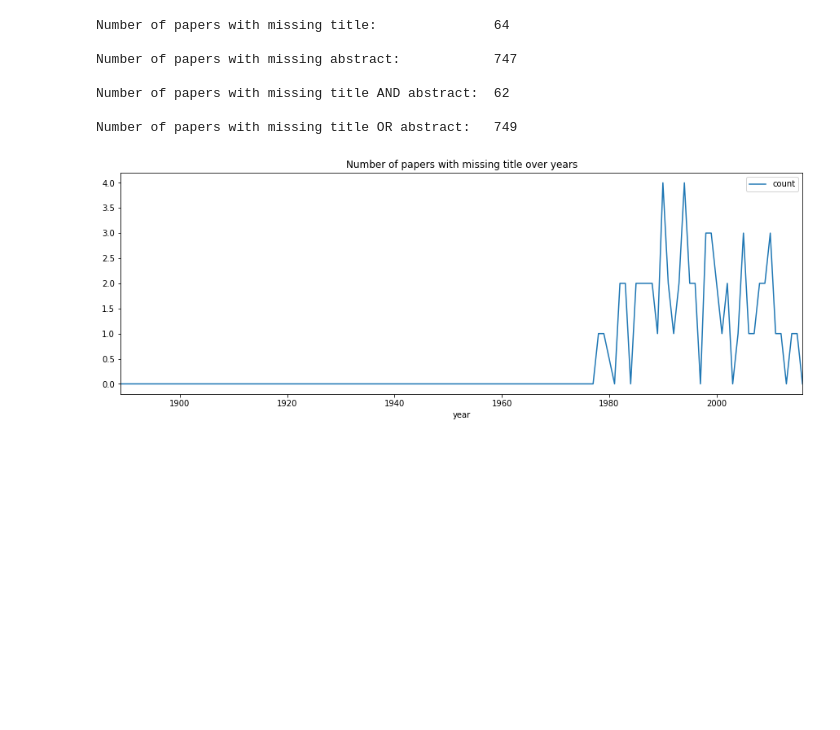
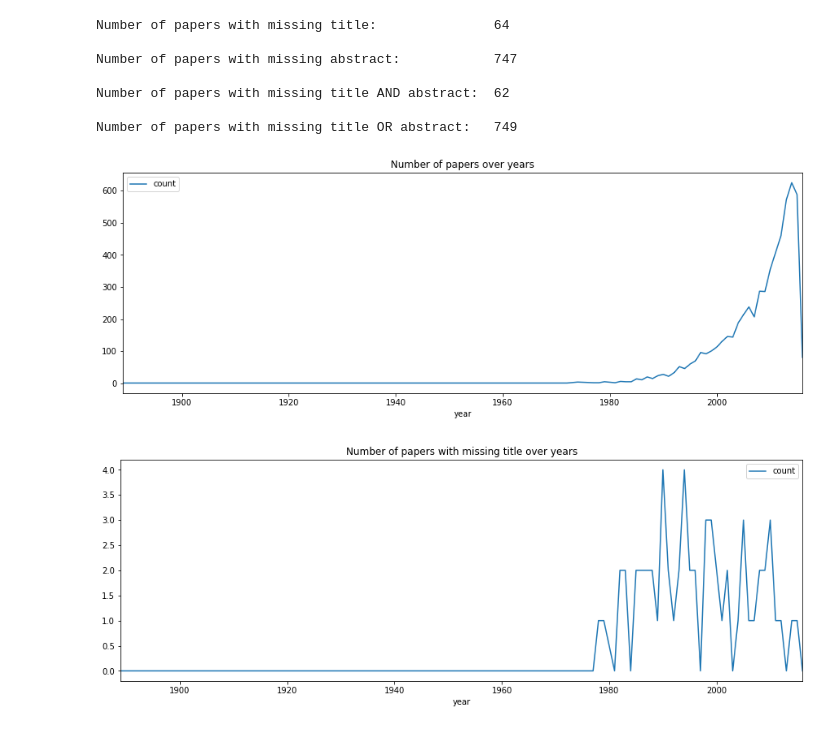
Before and after one commit to asreview/synergy-dataset, a Jupyter notebook: datasets/Van_de_Schoot_PTSD/convert_clean_schoot_lgmm_ptsd.ipynb, the cells around one changed output. Saved outputs shown, nothing was run; the diff lists cells and outputs as text; code cells hidden in the pictures; blank space fills up the shorter version.

```diff
--- a/datasets/Van_de_Schoot_PTSD/convert_clean_schoot_lgmm_ptsd.ipynb
+++ b/datasets/Van_de_Schoot_PTSD/convert_clean_schoot_lgmm_ptsd.ipynb
@@ -126,5 +132,14 @@ Number of papers with missing abstract:            747
 Number of papers with missing title AND abstract:  62
 
 Number of papers with missing title OR abstract:   749
+# %%
+train_data.loc[train_data.year == 0, "year"] = np.nan
+
+# number of papers over years
+train_data.groupby("year").size().reset_index(name="count").set_index("year").plot(figsize=(15,5))
+plt.title("Number of papers over years")
+plt.show()
+# %% [output]
+[figure, added]
 # %%
 # missing title over years
```
Also changed, not shown: parts of 7 cells of this notebook, 1 other file.
